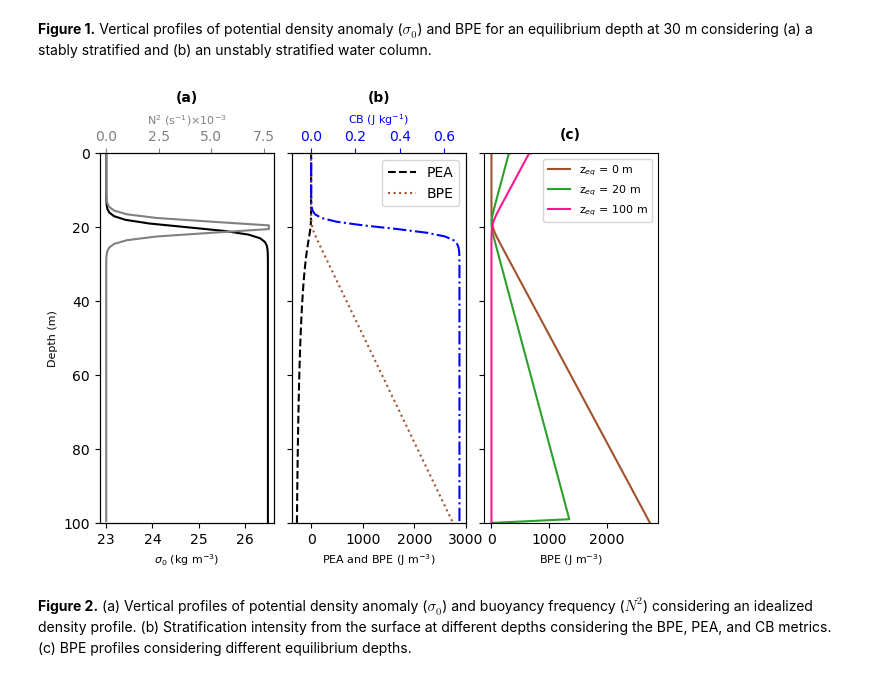
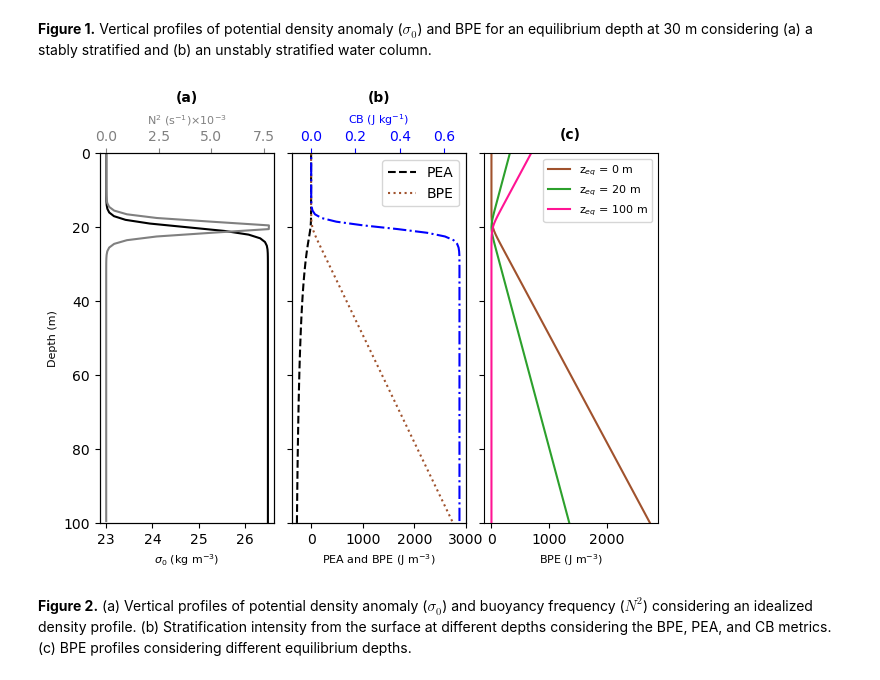
Before and after one commit to moreles86/buoyancy_potential_energy, a Jupyter notebook: demo/demo.ipynb, the cells around one changed output. Drawn from its saved outputs; the diff is of its cells as text; code cells hidden in the pictures.

```diff
--- a/demo.ipynb
+++ b/demo/demo.ipynb
@@ -61,13 +62,9 @@ CB = profile["CB"][0,0]
 zCB = profile["zCB"][0,0]
 
 ### BPE computation
-BPE = np.zeros((pot_rho.shape[0]+1,3))
-zBPE = np.zeros_like(BPE)
-z_eq = [0,-20,-100]
-for k in range(3):
-    bpe, bpez = buoyancy_potential_energy(pot_rho.flatten(), z.flatten(), z_eq[k])
-    BPE[:len(bpe),k] = bpe
-    zBPE[:len(bpez),k] = bpez
+BPE1, zBPE1 = buoyancy_potential_energy(pot_rho.flatten(), z.flatten(), 0)
+BPE2, zBPE2 = buoyancy_potential_energy(pot_rho.flatten(), z.flatten(), -20)
+BPE3, zBPE3 = buoyancy_potential_energy(pot_rho.flatten(), z.flatten(), -100)
 
 rho_min, rho_max = 22.95, 26.55
 N2_min, N2_max = -0.0003, 0.008
@@ -92,39 +89,39 @@ ax2.set_xlabel(r"N$^2$ (s$^{-1}$)$\times 10^{-3}$", fontsize=8)
 ax2.tick_params(axis='x', colors=p1[0].get_color())
 
 unit = r"z$_{eq}$"
-axs[2].plot(BPE[:,0], zBPE[:,0]*-1, label=f"{unit} = {np.round(zint[0,0]*-1,1)} m", c="sienna")
-axs[2].plot(BPE[:,1], zBPE[:,0]*-1, label=f"{unit} = {np.round(zint[1,0]*-1,1)} m", c="tab:green")
-axs[2].plot(BPE[:,2], zBPE[:,0]*-1, label=f"{unit} = {np.round(zint[2,0]*-1,1)} m", c="deeppink")
+axs[2].plot(BPE1, zBPE1*-1, label=f"{unit} = {np.round(zint[0,0]*-1,1)} m", c="sienna")
+axs[2].plot(BPE2, zBPE2*-1, label=f"{unit} = {np.round(zint[1,0]*-1,1)} m", c="tab:green")
+axs[2].plot(BPE3, zBPE3*-1, label=f"{unit} = {np.round(zint[2,0]*-1,1)} m", c="deeppink")
 axs[2].set_ylim(100, 0)
 axs[2].set_yticklabels([])
 axs[2].set_xlabel(r'BPE (J m$^{-3}$)', fontsize=8)
 axs[2].legend(loc="upper right", prop = { "size": 8 })
 
 p1 = axs[1].plot(APE, zAPE*-1, c='black', ls="--", label="PEA")
-axs[1].plot(BPE[:,0], zBPE[:,0]*-1, c='sienna', ls=":", label="BPE")
+axs[1].plot(BPE1, zBPE1*-1, c='sienna', ls=":", label="BPE")
 axs[1].set_xlim(BPE_min, BPE_max)
 axs[1].set_ylim(100, 0)
 axs[1].set_xlabel(r'PEA and BPE (J m$^{-3}$)', fontsize=8)
 axs[1].xaxis.label.set_color(p1[0].get_color())
 axs[1].tick_params(axis='x', colors=p1[0].get_color())
 axs[1].legend(loc="upper right")
 
 ax3 = axs[1].twiny()
 p1 = ax3.plot(CB, zCB*-1, c='blue', ls="-.")
 ax3.set_xlim(CB_min, CB_max)
 ax3.set_ylim(100, 0)
 ax3.set_yticklabels([])
 ax3.xaxis.label.set_color(p1[0].get_color())
 ax3.set_xlabel(r"CB (J kg$^{-1}$)", fontsize=8)
 ax3.tick_params(axis='x', colors=p1[0].get_color())
 
 axs[0].text(0.5, 1.15, '(a)', fontweight='bold', fontsize=10, transform=axs[0].transAxes, va="center", ha="center")
 axs[1].text(0.5, 1.15, '(b)', fontweight='bold', fontsize=10, transform=axs[1].transAxes, va="center", ha="center")
 axs[2].text(0.5, 1.05, '(c)', fontweight='bold', fontsize=10, transform=axs[2].transAxes, va="center", ha="center")
 
 fig.subplots_adjust(wspace=0.10, hspace=0.35)
 # %% [output]
-[figure, old version]
+[figure, new version]
 # %% [markdown]
 **Figure 2.** (a) Vertical profiles of potential density anomaly ($\sigma_0$) and buoyancy frequency ($N^2$) considering an idealized density profile. (b) Stratification intensity from the surface at different depths considering the BPE, PEA, and CB metrics. (c) BPE profiles considering different equilibrium depths.
 # %%
```
Also changed, not shown: parts of 2 cells of this notebook, 12 other files.
